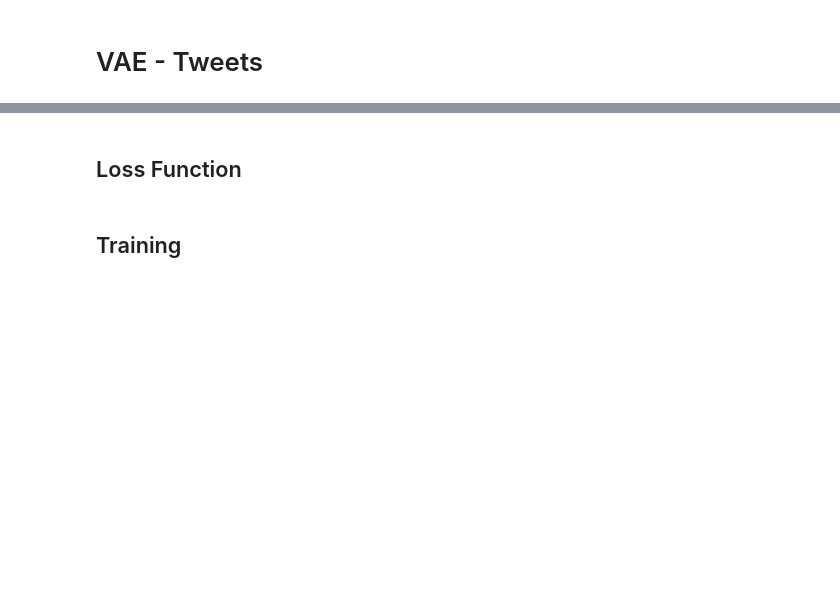
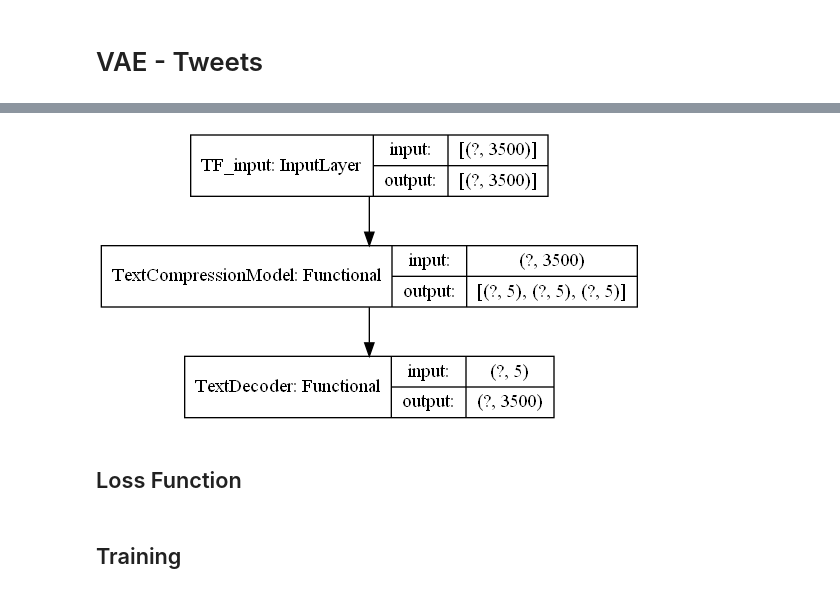
Before and after one commit to UsamaMalick/Spotting-Fake-users-on-Twitter, a Jupyter notebook: notebooks/sfuot.ipynb, the cells around one changed output, grey strips where cells are left out. Saved outputs shown, nothing was run; the diff lists cells and outputs as text; code cells hidden in the pictures; blank space fills up the shorter version.

```diff
--- a/notebooks/sfuot.ipynb
+++ b/notebooks/sfuot.ipynb
@@ -513,5 +539,9 @@ Trainable params: 2,575,873
 Non-trainable params: 0
 _________________________________________________________________
+# %%
+tf.keras.utils.plot_model(tweets_vae, show_shapes=True)
+# %% [output]
+[figure, added]
 # %% [markdown]
 ## Loss Function
 # %%
```
Also changed, not shown: parts of 29 cells of this notebook, 2 other files.
